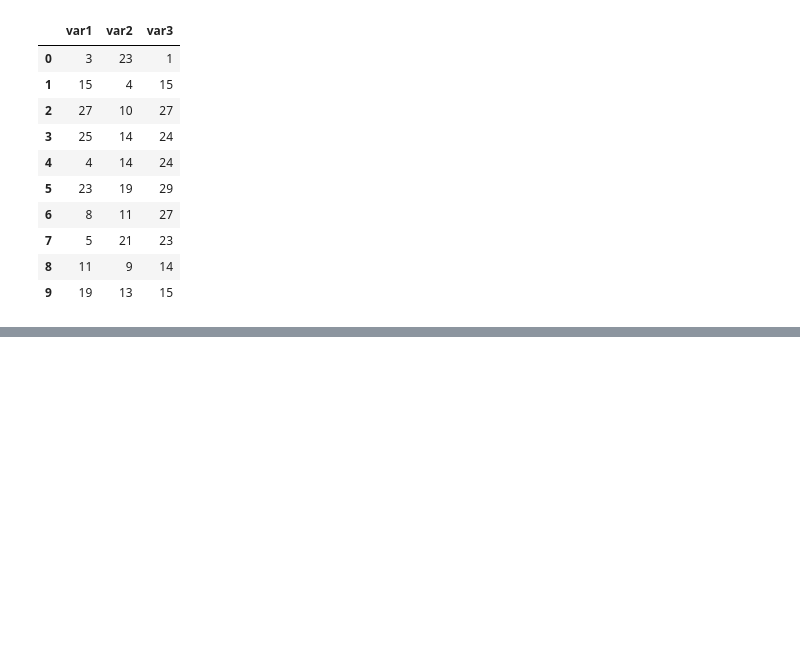
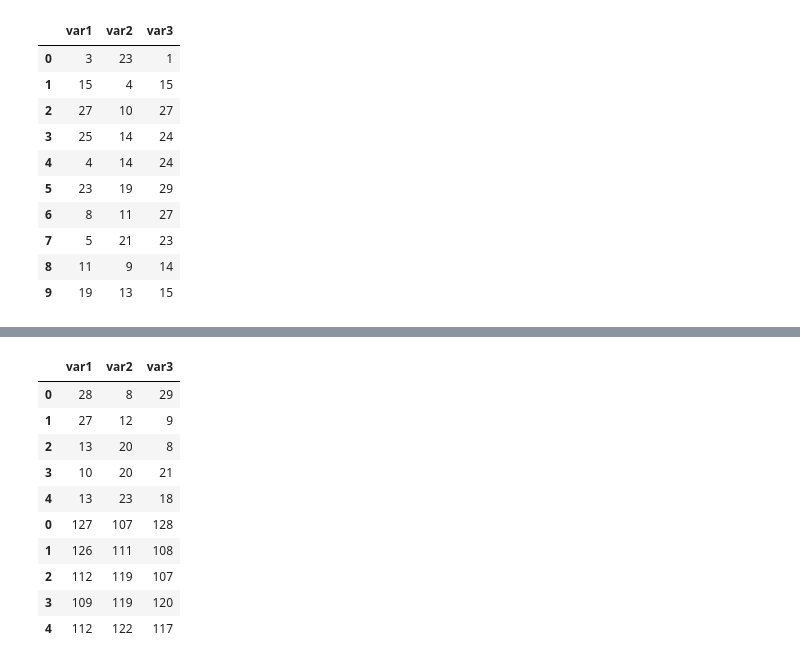
Before and after one commit to bilgekul/Veri-Manipulasyonu, a Jupyter notebook: veri_manipulasyonu_pandas.ipynb, the cells around one changed output, grey strips where cells are left out. Saved outputs shown, nothing was run; the diff lists cells and outputs as text; code cells hidden in the pictures; blank space fills up the shorter version.

```diff
--- a/veri_manipulasyonu_pandas.ipynb
+++ b/veri_manipulasyonu_pandas.ipynb
@@ -466,0 +595,7 @@ df
+# %%
+import numpy as np
+import pandas as pd
+
+m = np.random.randint(1,30, size=(5,3))
+df1 = pd.DataFrame(m, columns=["var1","var2","var3"])
+df1
@@ -466,0 +609,3 @@ df
+# %%
+df2 = df1 + 99
+df2
@@ -466,0 +619,14 @@ df
+# %%
+pd.concat([df1,df2])
+# %% [output]
+|  | var1 | var2 | var3 |
+| 0 | 28 | 8 | 29 |
+| 1 | 27 | 12 | 9 |
+| 2 | 13 | 20 | 8 |
+| 3 | 10 | 20 | 21 |
+| 4 | 13 | 23 | 18 |
+| 0 | 127 | 107 | 128 |
+| 1 | 126 | 111 | 108 |
+| 2 | 112 | 119 | 107 |
+| 3 | 109 | 119 | 120 |
+| 4 | 112 | 122 | 117 |
```
Also changed, not shown: parts of 35 cells of this notebook.
